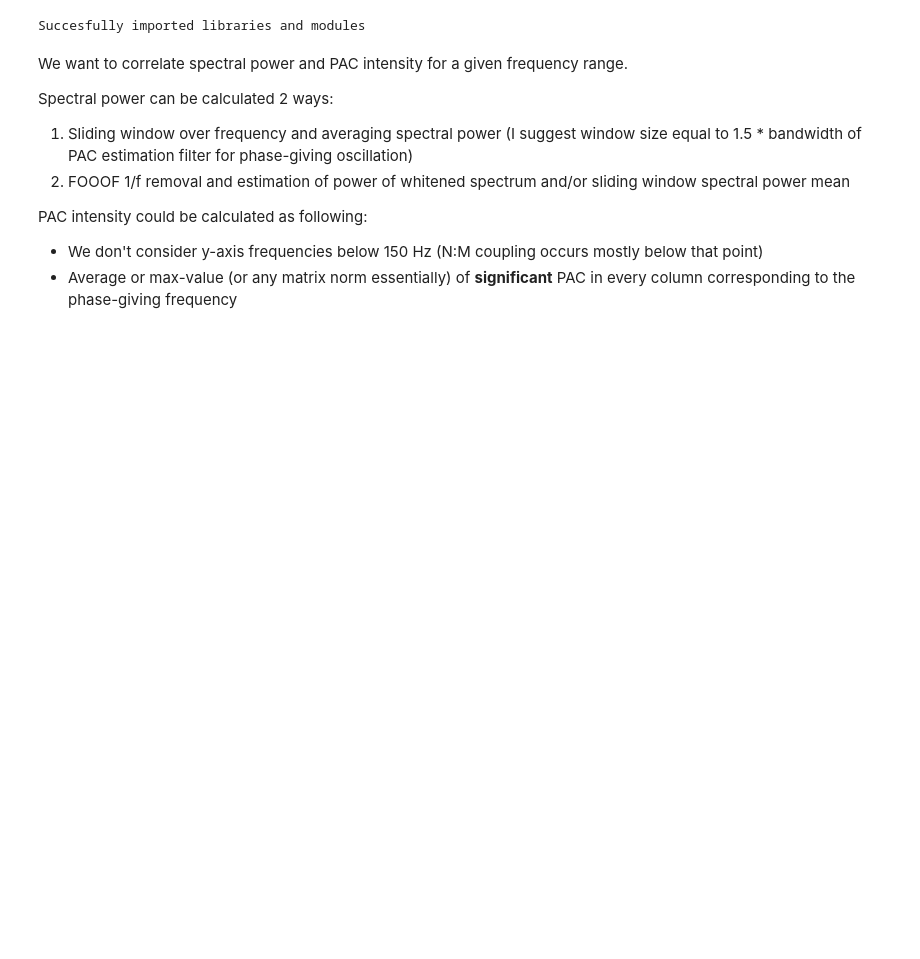
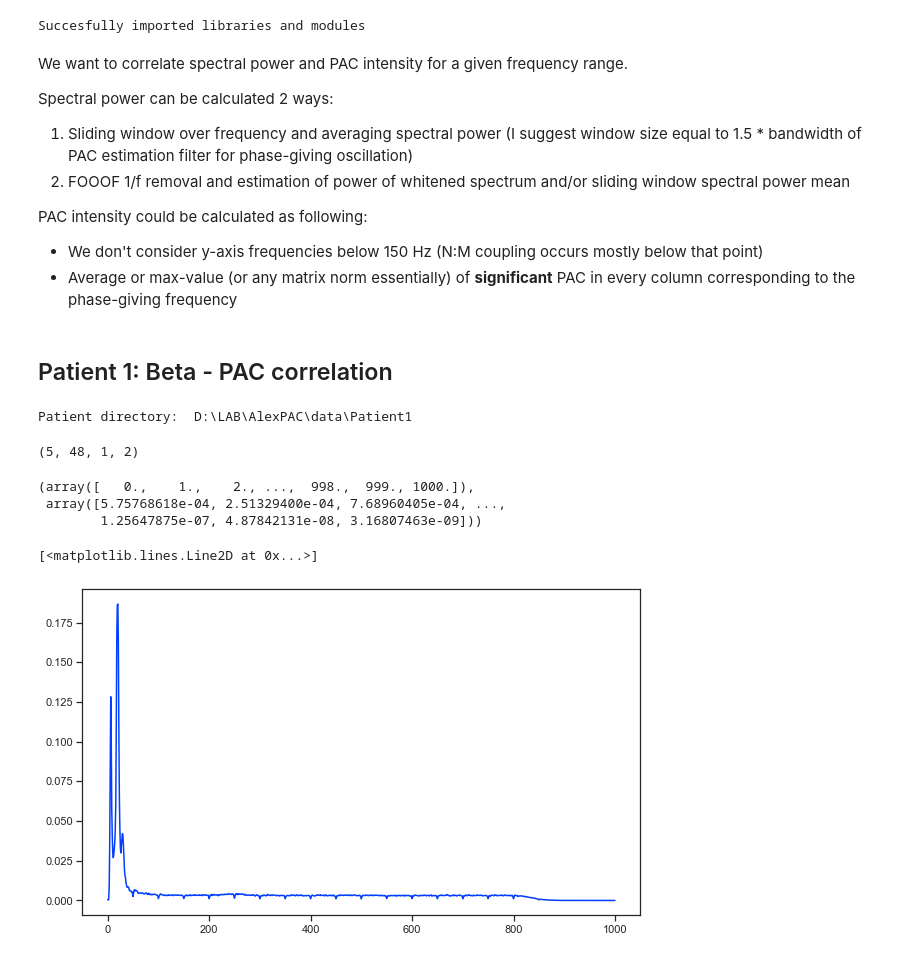
Before and after one commit to atimcenko/pac, a Jupyter notebook: dev_beta_pac_corr.ipynb, the cells around one changed output. Saved outputs shown, nothing was run; the diff lists cells and outputs as text; code cells hidden in the pictures; blank space fills up the shorter version.

```diff
--- a/dev_beta_pac_corr.ipynb
+++ b/dev_beta_pac_corr.ipynb
@@ -60,0 +97,26 @@ PAC intensity could be calculated as following:
+# %% [markdown]
+## Patient 1: Beta - PAC correlation
+# %%
+p1 = load_patient(1)
+# %% [output]
+Patient directory:  D:\LAB\AlexPAC\data\Patient1
+# %%
+# example PAC and lfp spectrum
+
+condition = "5Day OFF Rest 180sec"
+placement = "R2B-3B"
+
+pac = p1.pac[condition][placement][placement]
+lfp = p1.lfp[condition][placement]
+
+print(pac.beta_params)
+# %% [output]
+(5, 48, 1, 2)
+(array([   0.,    1.,    2., ...,  998.,  999., 1000.]),
+ array([5.75768618e-04, 2.51329400e-04, 7.68960405e-04, ...,
+        1.25647875e-07, 4.87842131e-08, 3.16807463e-09]))
+# %%
+plt.plot(*lfp.get_psd())
+# %% [output]
+[<matplotlib.lines.Line2D at 0x...>]
+[figure, added]
```
Also changed, not shown: parts of 14 cells of this notebook.
